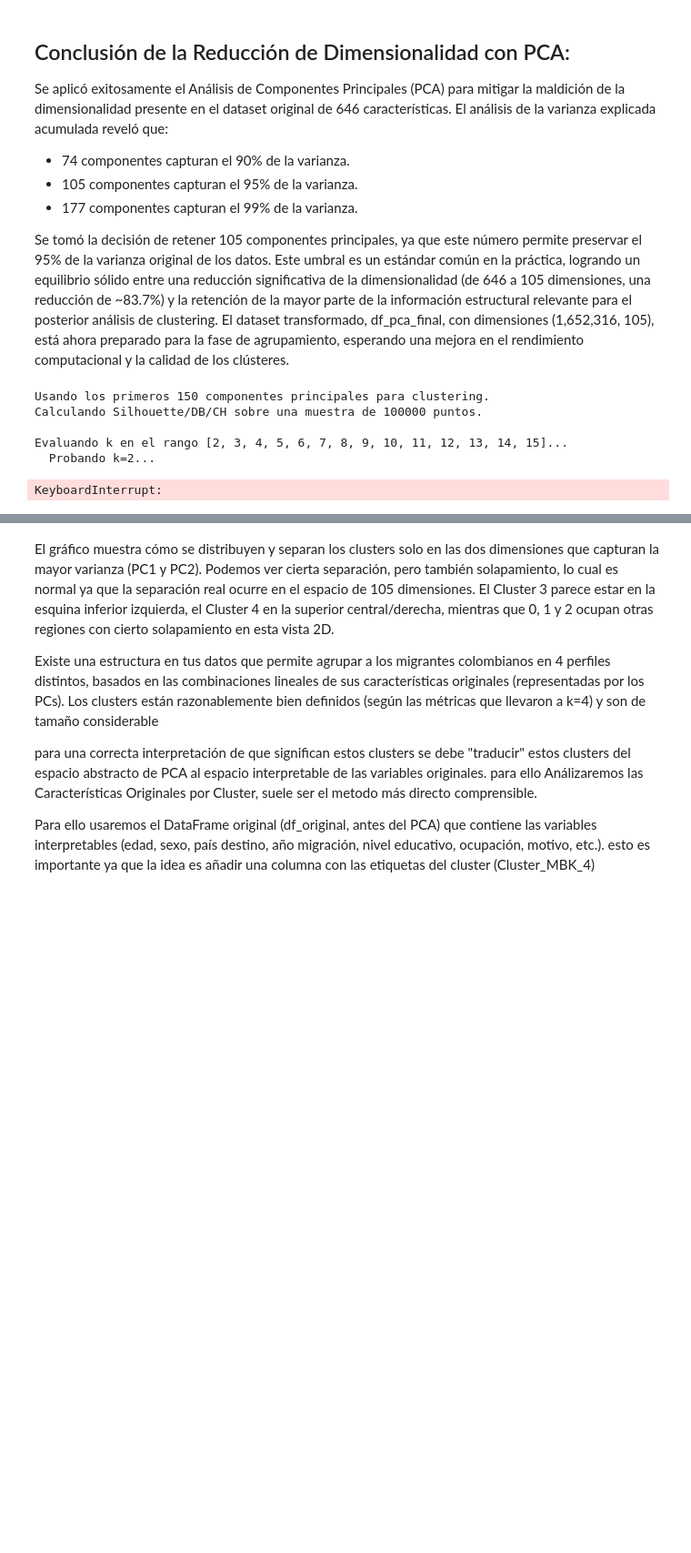
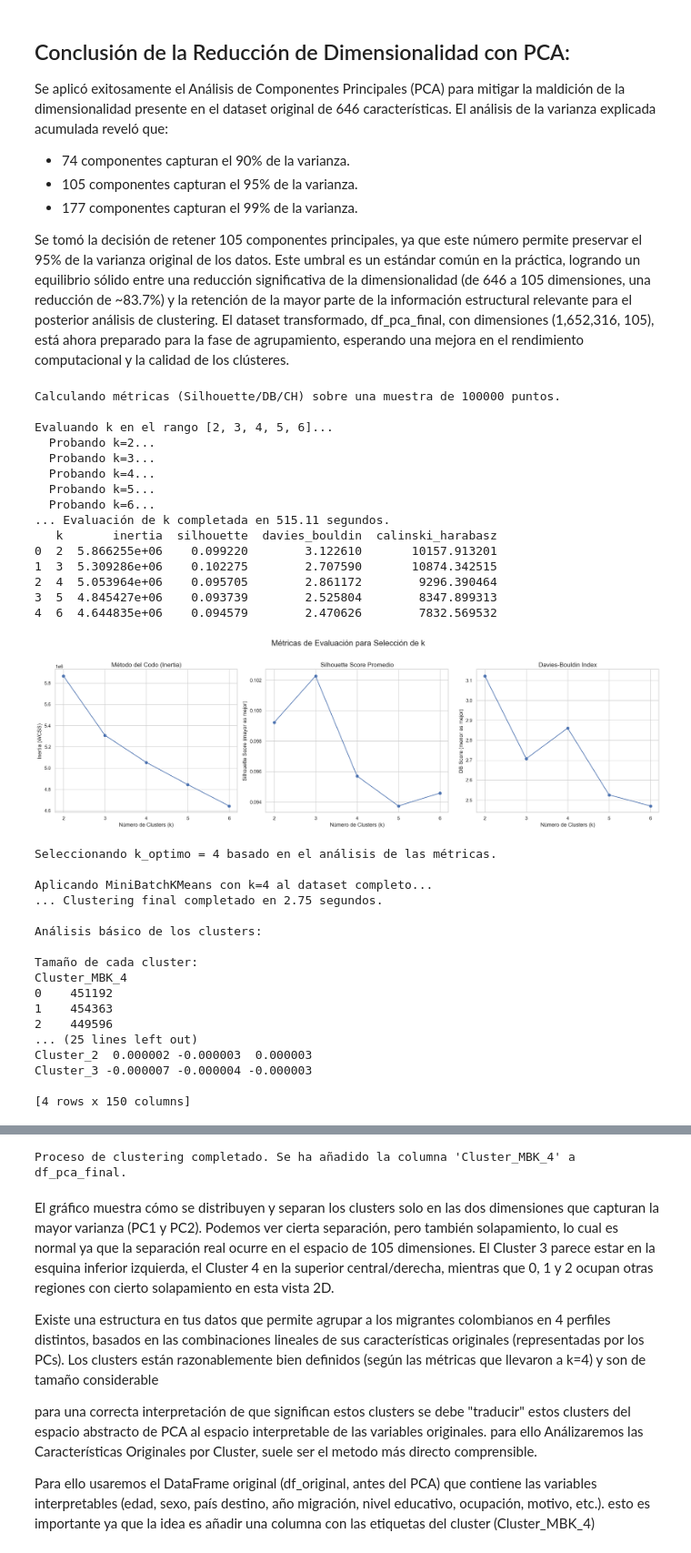
Before and after one commit to jhongaleano09/colombian-diaspora-analysis, a Jupyter notebook: notebooks/1.0-EDA_and_Prototyping.ipynb, the cells around one changed output, grey strips where cells are left out. Shown at 91% size. Saved outputs shown, nothing was run; the diff lists cells and outputs as text; code cells hidden in the pictures; blank space fills up the shorter version.

Commit message:
ajuste a función y depuración de colummnas, previo a selección de clusters

```diff
--- a/notebooks/1.0-EDA_and_Prototyping.ipynb
+++ b/notebooks/1.0-EDA_and_Prototyping.ipynb
@@ -563,7 +563,7 @@ import pandas as pd
 
 # --- 1. Definir Parámetros ---
 data_for_clustering = df_pca_final.copy() # Usar una copia para evitar advertencias
-k_range = range(2, 16)
+k_range = range(2, 7)
 batch_size = 4096
 random_state = 42
 
@@ -594,34 +594,61 @@ cluster_labels, cluster_centroids = run_minibatch_kmeans(
     random_state=random_state
 )
 
 # Añadir etiquetas al DataFrame y mostrar resultados
 df_pca_final[f'Cluster_MBK_{k_optimo}'] = cluster_labels
 df_centroids = pd.DataFrame(
     cluster_centroids,
     columns=data_for_clustering.columns,
     index=[f'Cluster_{i}' for i in range(k_optimo)]
 )
 
 print("\nAnálisis básico de los clusters:")
 print("\nTamaño de cada cluster:")
 print(df_pca_final[f'Cluster_MBK_{k_optimo}'].value_counts().sort_index())
 print("\nCentroides de los clusters (en espacio PCA):")
 print(df_centroids)
 
 # --- 5. Visualizar los Clusters Resultantes ---
 plot_cluster_results(
     df=df_pca_final,
     x_col='PC_1',
     y_col='PC_2',
     hue_col=f'Cluster_MBK_{k_optimo}',
     centroids=df_centroids
 )
 
 print(f"\nProceso de clustering completado. Se ha añadido la columna 'Cluster_MBK_{k_optimo}' a df_pca_final.")
 # %% [output]
-Usando los primeros 150 componentes principales para clustering.
-Calculando Silhouette/DB/CH sobre una muestra de 100000 puntos.
+Calculando métricas (Silhouette/DB/CH) sobre una muestra de 100000 puntos.
 
-Evaluando k en el rango [2, 3, 4, 5, 6, 7, 8, 9, 10, 11, 12, 13, 14, 15]...
+Evaluando k en el rango [2, 3, 4, 5, 6]...
   Probando k=2...
+  Probando k=3...
+  Probando k=4...
+  Probando k=5...
+  Probando k=6...
+... Evaluación de k completada en 515.11 segundos.
+   k       inertia  silhouette  davies_bouldin  calinski_harabasz
+0  2  5.866255e+06    0.099220        3.122610       10157.913201
+1  3  5.309286e+06    0.102275        2.707590       10874.342515
+2  4  5.053964e+06    0.095705        2.861172        9296.390464
+3  5  4.845427e+06    0.093739        2.525804        8347.899313
+4  6  4.644835e+06    0.094579        2.470626        7832.569532
+[figure, added]
-KeyboardInterrupt:
+Seleccionando k_optimo = 4 basado en el análisis de las métricas.
+
+Aplicando MiniBatchKMeans con k=4 al dataset completo...
+... Clustering final completado en 2.75 segundos.
+
+Análisis básico de los clusters:
+
+Tamaño de cada cluster:
+Cluster_MBK_4
+0    451192
+1    454363
+2    449596
+... (25 lines left out)
+Cluster_2  0.000002 -0.000003  0.000003
+Cluster_3 -0.000007 -0.000004 -0.000003
+
+[4 rows x 150 columns]
@@ -628,3 +656,4 @@ KeyboardInterrupt:
+Proceso de clustering completado. Se ha añadido la columna 'Cluster_MBK_4' a df_pca_final.
 # %% [markdown]
  El gráfico muestra cómo se distribuyen y separan los clusters solo en las dos dimensiones que capturan la mayor varianza (PC1 y PC2). Podemos ver cierta separación, pero también solapamiento, lo cual es normal ya que la separación real ocurre en el espacio de 105 dimensiones. El Cluster 3 parece estar en la esquina inferior izquierda, el Cluster 4 en la superior central/derecha, mientras que 0, 1 y 2 ocupan otras regiones con cierto solapamiento en esta vista 2D.
 
```
Also changed, not shown: parts of 3 cells of this notebook, 1 other file.
